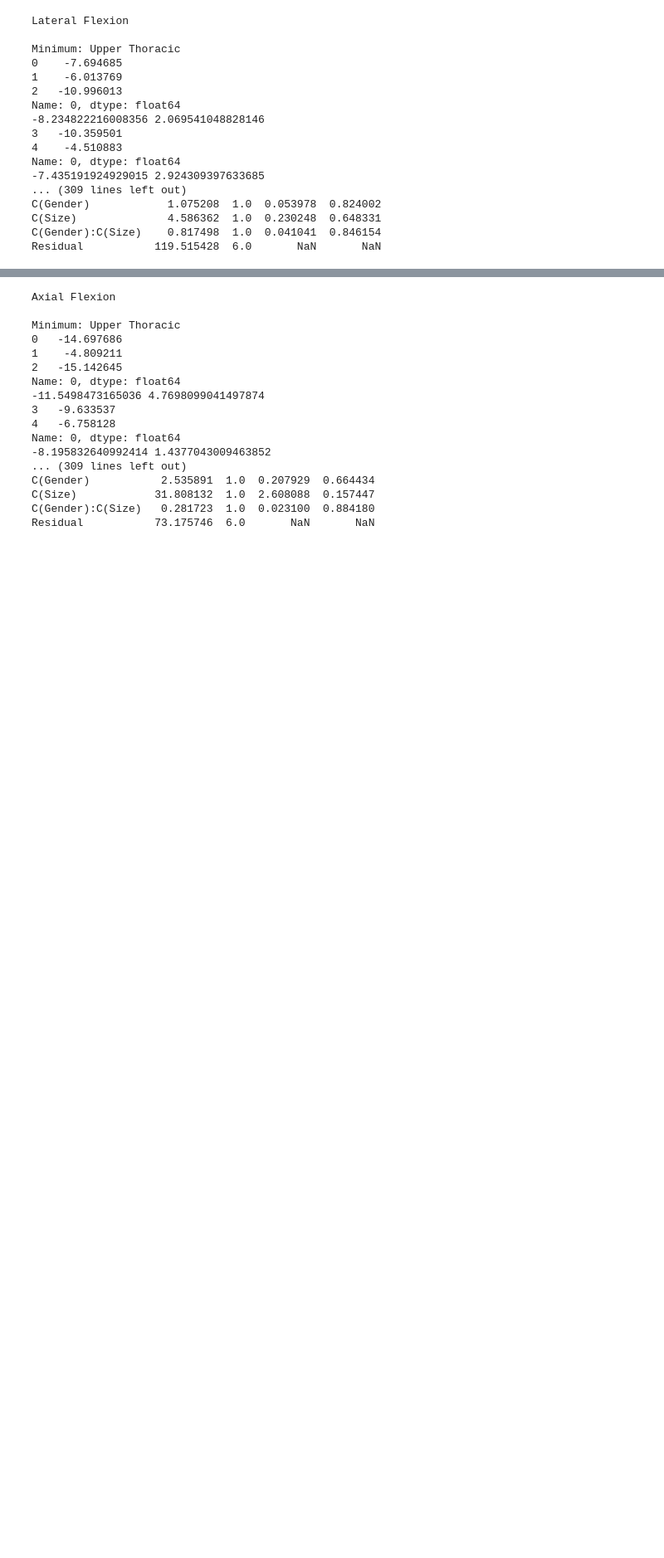
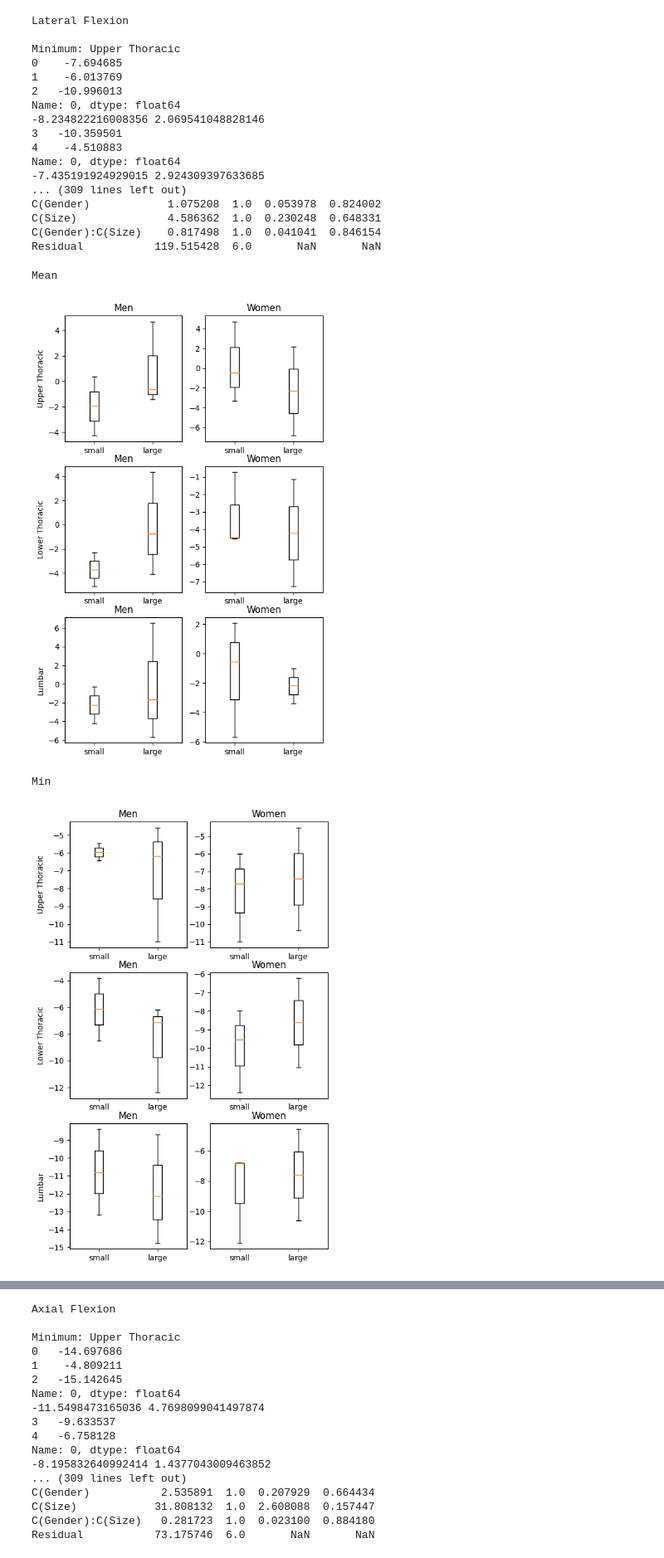
Before and after one commit to GraceHerchenroder/Thesis, a Jupyter notebook: Thesis_Statistics_Standing_New.ipynb, the cells around one changed output, grey strips where cells are left out. Shown: that part at 83% size. Drawn from its saved outputs; the diff is of its cells as text; code cells hidden in the pictures; blank space fills up the shorter version.

```diff
--- a/Thesis_Statistics_Standing_New.ipynb
+++ b/Thesis_Statistics_Standing_New.ipynb
@@ -555,3 +601,15 @@ C(Gender)            1.075208  1.0  0.053978  0.824002
 C(Size)              4.586362  1.0  0.230248  0.648331
 C(Gender):C(Size)    0.817498  1.0  0.041041  0.846154
 Residual           119.515428  6.0       NaN       NaN
+# %%
+print('Mean')
+box_whisker(mean_stand_lat)
+print('Min')
+box_whisker(min_stand_lat)
+print('Max')
+box_whisker(max_stand_lat)
+# %% [output]
+Mean
+[figure, added]
+Min
+[figure, added]
```
Also changed, not shown: parts of 5 cells of this notebook.
